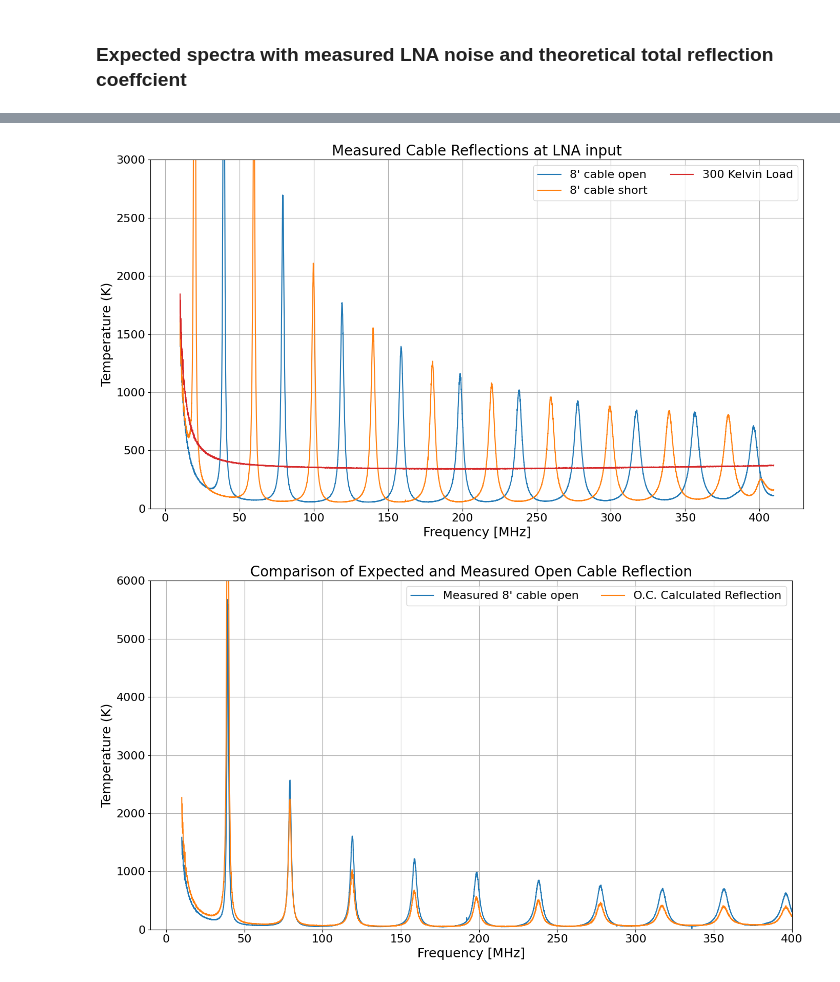
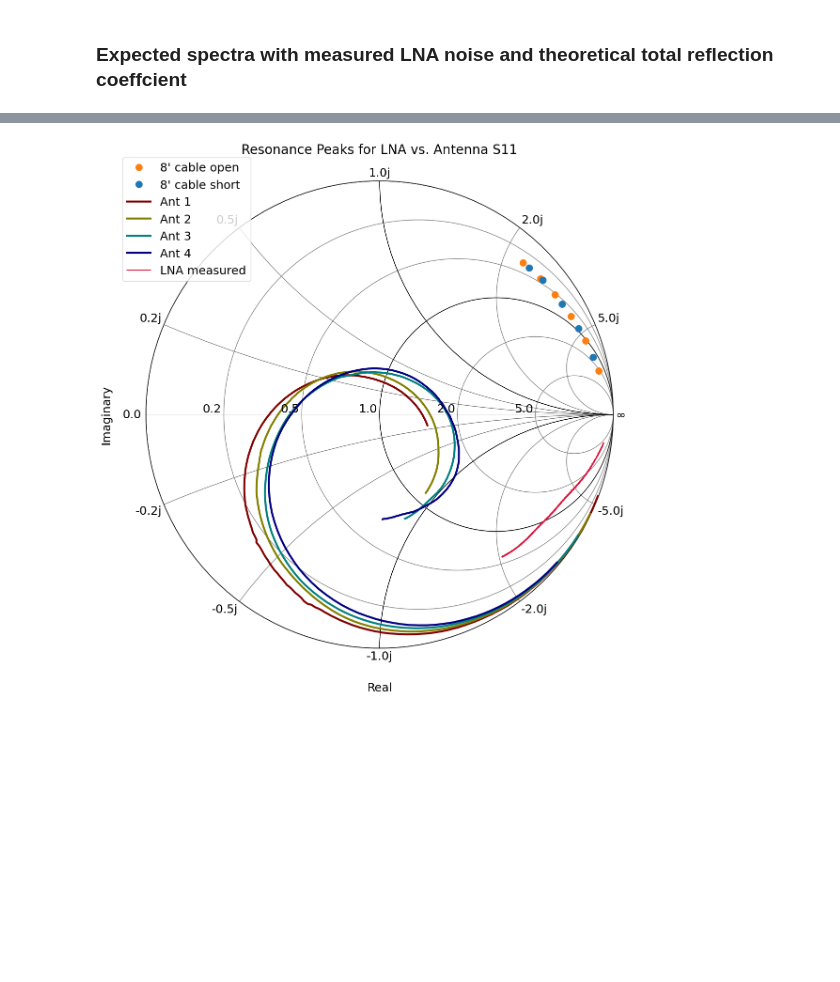
Before and after one commit to alhosani-abdulla/Highz-EXP, a Jupyter notebook: notebooks/multiple_reflection_model.ipynb, the cells around one changed output, grey strips where cells are left out. Drawn from its saved outputs; the diff is of its cells as text; code cells hidden in the pictures; blank space fills up the shorter version.

```diff
--- a/notebooks/multiple_reflection_model.ipynb
+++ b/notebooks/multiple_reflection_model.ipynb
@@ -31,6 +31,7 @@ freq_range = (0, 500) # MHz
 faxis_hz = faxis * 1e6
 
 data_path = os.path.expanduser("~/Desktop/High-Z/long_cable")
+ant_path = os.path.expanduser("~/Desktop/High-Z/woRelays_wRadials")
 # %% [markdown]
 ### Multiple Reflection Model
 If the LNA is connected through coax cable (characteristic 50 $\Omega$) to the any component, there are multiple reflections between the LNA and the component. The total reflection amplitude depends on the S11 of the LNA, the component and the length of the coax cable. The following section takes in the S11 measurements of the LNA and the component (open circuit and short circuit) seen through a cable, and calculates the total reflection coefficient of the LNA. The results are then compared to the S11 of the LNA measured through the same cable.
@@ -130,3 +166,23 @@ plotter.plot_spectra(reflection_specs, title="Expected Spectra at the input of L
+# %%
+spike_oc = reflection_proc.count_spikes(oc_spec.s, oc_spec.f, height=100, prominence=200, distance=10)
+# fig, ax = oc_spec.plot(return_handles=True, y_range=(0, 3000), show_plot=False)
+# ax.plot(spike_oc[:, 0]/1e6, spike_oc[:, 1], 'x', label='Detected Spikes')
+spike_sc = reflection_proc.count_spikes(sc_spec.s, sc_spec.f, height=100, prominence=200, distance=10)
+# %%
+mask = np.isin(cal_s11.ntwk_dict['8\' cable open'].f, spike_oc[:, 0])
+oc_s11 = cal_s11.ntwk_dict['8\' cable open'][mask]
+
+mask = np.isin(cal_s11.ntwk_dict['8\' cable short'].f, spike_sc[:, 0])
+sc_s11 = cal_s11.ntwk_dict['8\' cable short'][mask]
+
+resonance_peaks = S_Params(ntwk_dict={"8' cable open": oc_s11, "8' cable short": sc_s11}, colorcode={'8\' cable open': 'tab:orange', "8\' cable short": 'tab:blue'})
+fig, ax = resonance_peaks.plot_smith_chart(marker='o', ls='', ms=10, radius=1.0)
+fig, ax = ant_s11.plot_smith_chart( fig=fig, ax=ax, ls='-', lw=3, radius=1.0)
+
+lna = S_Params(ntwk_dict={"LNA measured": cal_s11.ntwk_dict["LNA measured"]}, colorcode={'LNA measured': 'crimson'})
+fig, ax = lna.plot_smith_chart(title="Resonance Peaks for LNA vs. Antenna S11", fig=fig, ax=ax, ls='-', radius=1.0)
+# %% [output]
+[figure, added]
 # %%
 oc_spectra_raw = Spectrum(frequency=faxis_hz, spectrum=loaded_spec_states["8' cable open"]['spectrum'],
                           name="8' cable open", colorcode="tab:blue")
@@ -149,16 +205,17 @@ gain_corrected = reflection_specs[2].s/load_spectra_raw.s
 for spec in [oc_spectra_raw, sc_spectra_raw, load_spectra_raw]:
     spec.s = spec.s * gain_corrected
 
-plotter.plot_spectra([oc_spectra_raw, sc_spectra_raw, load_spectra_raw], title="Measured Cable Reflections at LNA input", ylabel="Temperature (K)",
-                     y_range=(0, 3000))
+# plotter.plot_spectra([oc_spectra_raw, sc_spectra_raw, load_spectra_raw], title="Measured Cable Reflections at LNA input", ylabel="Temperature (K)",
+#                      y_range=(0, 3000))
-# %% [output]
-[figure, removed]
 # %%
 corrected_oc_spec = Spectrum(frequency=rebin_freq, spectrum=oc_spectra_raw.s*gain_corrected, name="Measured 8' cable open", colorcode="tab:blue")
+corrected_sc_spec = Spectrum(frequency=rebin_freq, spectrum=sc_spectra_raw.s*gain_corrected, name="Measured 8' cable short", colorcode="tab:orange")
 
-plotter.plot_spectra([corrected_oc_spec, reflection_specs[0]], title="Comparison of Expected and Measured Open Cable Reflection", ylabel="Temperature (K)",
-                     ls='-', y_range=(0, 6000), freq_range=(10, 400))
+# plotter.plot_two_spectra_with_residual(corrected_oc_spec, reflection_specs[0],
+#                                        title="Open Circuit Cable Reflection", ylabel="Temperature (K)",
+#                                         residual_ylabel="Residual (K)", y_range=(0, 3000), residual_y_range=(-100, 200))
+plotter.plot_two_spectra_with_residual(corrected_sc_spec, reflection_specs[1],
+                                       title="Short Circuit Cable Reflection", ylabel="Temperature (K)",
+                                       residual_ylabel="Residual (K)", y_range=(0, 3000), residual_y_range=(-20, 20))
-# %% [output]
-[figure, removed]
 # %%
 lna_temp_sc, measured_f_sc, theory_f = reflection_proc.compute_spike_height_ratios(spike_measured, spike_theory, tolerance=2)
```
Also changed, not shown: parts of 16 cells of this notebook, 11 other files.
